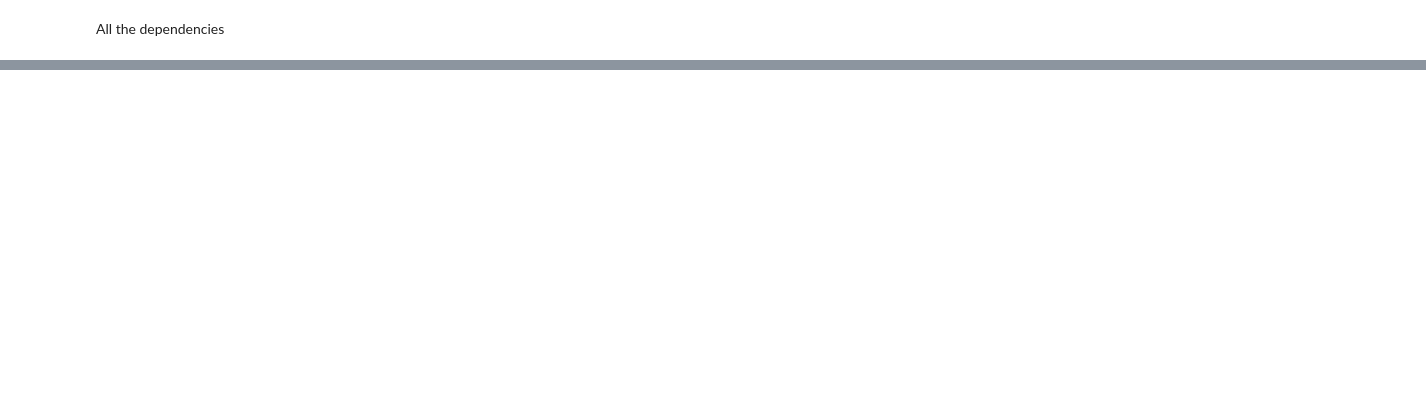
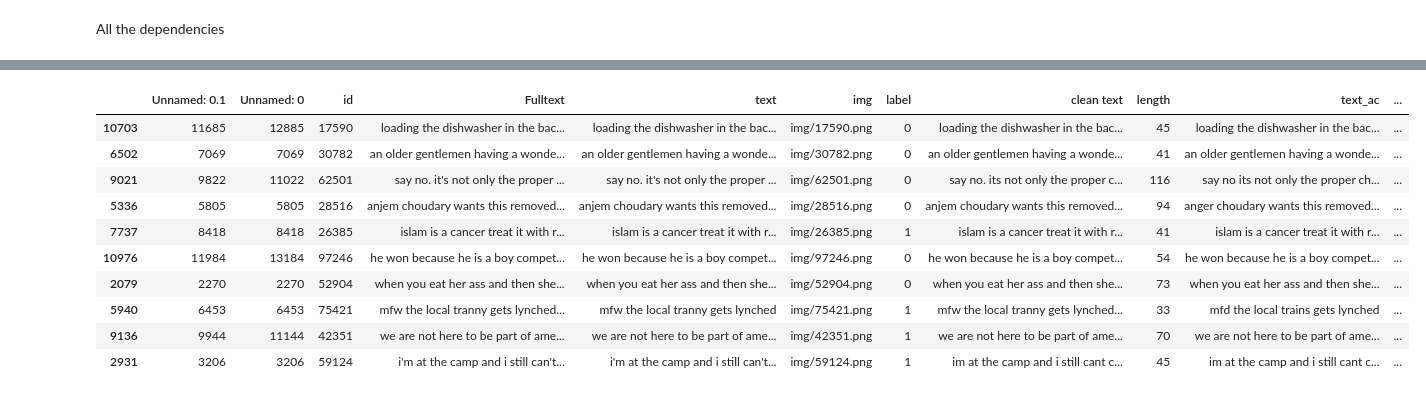
Before and after one commit to MobiusYeeitus/Hateful-Meme-Detection, a Jupyter notebook: SC_Data_Cleanup.ipynb, the cells around one changed output, grey strips where cells are left out. Drawn from its saved outputs; the diff is of its cells as text; code cells hidden in the pictures; blank space fills up the shorter version.

```diff
--- a/SC_Data_Cleanup.ipynb
+++ b/SC_Data_Cleanup.ipynb
@@ -44,6 +47,7 @@ max_string_len=200
 stem=PorterStemmer()
 # %%
 def autocorrect_dataframe(df):
+    """autocorrects the 'text' column and creates new column 'text_ac'. Input: Dataframe with 'text' column."""
     spell=Speller(lang='en',only_replacements=True) #only_replacements=True for OCR, otherwise false
     for i in trange(len(df),desc='Correcting Data'):
         df.at[i,'text_ac']=spell(df.at[i,'text'])
@@ -62,6 +66,30 @@ def stemming(string): #churi kora
     result = [stem.stem(word) for word in result if not word in stopwords.words('english')]
     result = ' '.join(result)
     return result
+# %%
+def clean_dataframe_with_ac(df): #cleaning the dataframe with autocorrection
+    df=df.dropna() #drop all tuples with empty attributes
+    #df['text']=df['title']+" "+df['text'] #append title to text
+    length=[]
+    [length.append(len(str(text))) for text in tqdm(df["text"],desc='Measuring length')] #calculate length of text string
+    df['length']=length #saves the length of the string in new 'length' column
+    df=df.drop(df['text'][df['length']<min_string_len].index,axis=0) #drop all tuples with less than min_string_len letters
+    df=df.drop(df['text'][df['length']>max_string_len].index,axis=0) #drop all tuples with greater than max_string_len letters
+    df.reset_index(drop=True,inplace=True) #reset all indices of the dataframe
+    df=autocorrect_dataframe(df) #autocorrects the 'text' column and creates new column 'text_ac'
+    vfunc=np.vectorize(clean_string) #vectorize the clean_string function for use in pandas df
+    df['text_ac']=vfunc(df['text_ac']) #apply the vectorized function to further clean the data
+    for i in trange(len(df),desc='Cleaning Data'):
+        df.at[i,'text_s']=remove_stopwords(df.at[i,'text_ac']) #cleaning stopwords
+        df.at[i,'text_ss']=stemming(df.at[i,'text_s']) #stemming, comment this line if accuracy drops
+    length_ss=[]
+    [length_ss.append(len(str(text))) for text in tqdm(df["text_ss"],desc='Measuring length')] #calculate length of an article
+    df['length_ss']=length_ss #saves the length of the article in a new column
+    df=df.drop(df['text_ss'][df['length_ss']<min_string_len].index,axis=0) #drop all tuples with less than min_string_len letters
+    df=df.drop(df['text_ss'][df['length_ss']>max_string_len].index,axis=0) #drop all tuples with greater than max_string_len letters
+    df=df.dropna() #drop all tuples with empty attributes
+    df.reset_index(drop=True,inplace=True) #reset all indices of the dataframe
+    return df
 # %%
 def clean_dataframe(df): #cleaning the dataframe
     df=df.dropna() #drop all tuples with empty attributes
@@ -97,3 +141,18 @@ df_cleaned.sample(10)
+# %%
+df_cleaned_ac=clean_dataframe_with_ac(df_original)
+df_cleaned_ac.sample(10)
+# %% [output]
+|  | Unnamed: 0.1 | Unnamed: 0 | id | Fulltext | text | img | label | clean text | length | text_ac | ... |
+| 10703 | 11685 | 12885 | 17590 | loading the dishwasher in the bac... | loading the dishwasher in the bac... | img/17590.png | 0 | loading the dishwasher in the bac... | 45 | loading the dishwasher in the bac... | ... |
+| 6502 | 7069 | 7069 | 30782 | an older gentlemen having a wonde... | an older gentlemen having a wonde... | img/30782.png | 0 | an older gentlemen having a wonde... | 41 | an older gentlemen having a wonde... | ... |
+| 9021 | 9822 | 11022 | 62501 | say no. it's not only the proper ... | say no. it's not only the proper ... | img/62501.png | 0 | say no. its not only the proper c... | 116 | say no its not only the proper ch... | ... |
+| 5336 | 5805 | 5805 | 28516 | anjem choudary wants this removed... | anjem choudary wants this removed... | img/28516.png | 0 | anjem choudary wants this removed... | 94 | anger choudary wants this removed... | ... |
+| 7737 | 8418 | 8418 | 26385 | islam is a cancer treat it with r... | islam is a cancer treat it with r... | img/26385.png | 1 | islam is a cancer treat it with r... | 41 | islam is a cancer treat it with r... | ... |
+| 10976 | 11984 | 13184 | 97246 | he won because he is a boy compet... | he won because he is a boy compet... | img/97246.png | 0 | he won because he is a boy compet... | 54 | he won because he is a boy compet... | ... |
+| 2079 | 2270 | 2270 | 52904 | when you eat her ass and then she... | when you eat her ass and then she... | img/52904.png | 0 | when you eat her ass and then she... | 73 | when you eat her ass and then she... | ... |
+| 5940 | 6453 | 6453 | 75421 | mfw the local tranny gets lynched... | mfw the local tranny gets lynched | img/75421.png | 1 | mfw the local tranny gets lynched... | 33 | mfd the local trains gets lynched | ... |
+| 9136 | 9944 | 11144 | 42351 | we are not here to be part of ame... | we are not here to be part of ame... | img/42351.png | 1 | we are not here to be part of ame... | 70 | we are not here to be part of ame... | ... |
+| 2931 | 3206 | 3206 | 59124 | i'm at the camp and i still can't... | i'm at the camp and i still can't... | img/59124.png | 1 | im at the camp and i still cant c... | 45 | im at the camp and i still cant c... | ... |
 # %%
 df_cleaned.loc[df_cleaned['length'].idxmax(axis=0,skipna=True)]
 # %% [output]
```
Also changed, not shown: parts of 10 cells of this notebook, 1 other file.
